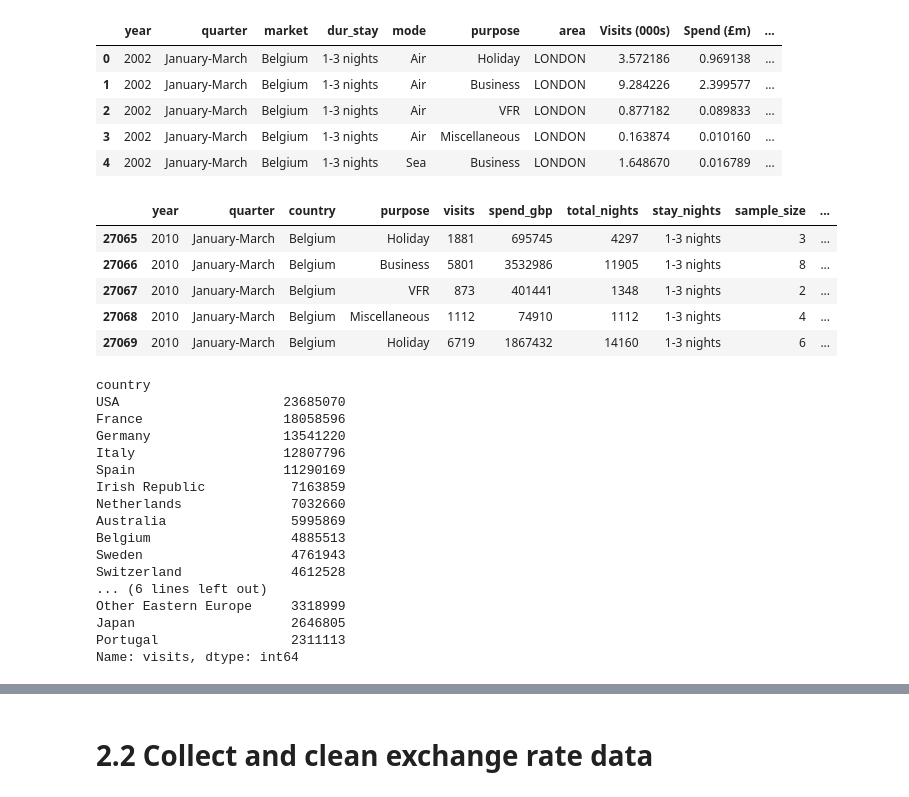
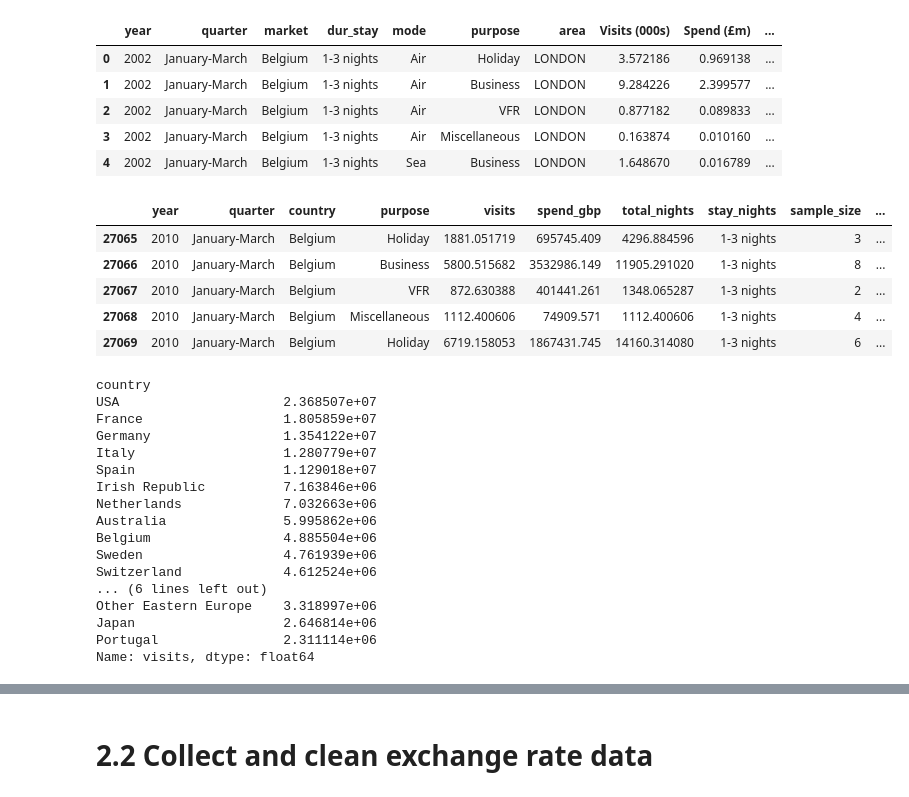
Before and after one commit to clairek26ds/SDPA_summative_Claire, a Jupyter notebook: Component2/component2.ipynb, the cells around one changed output, grey strips where cells are left out. Cells and saved outputs as stored; diff of their text form; code cells hidden in the pictures.

```diff
--- a/Component2/component2.ipynb
+++ b/Component2/component2.ipynb
@@ -116,40 +127,40 @@ visits_df["year"] = pd.to_numeric(visits_df["year"], errors="coerce")
 visits_df = visits_df[visits_df["year"].between(2010, 2019)].copy()
 visits_df["year"] = visits_df["year"].astype(int)
 # %%
-visits_df['visits'] = (visits_df['Visits (000s)']*1000).round().astype(int)
-visits_df['spend_gbp'] = (visits_df['Spend (£m)']*1000000).round().astype(int)
-visits_df['total_nights'] = (visits_df['Nights (000s)']*1000).round().astype(int)
+visits_df['visits'] = visits_df['Visits (000s)']*1000
+visits_df['spend_gbp'] = visits_df['Spend (£m)']*1_000_000
+visits_df['total_nights'] = visits_df['Nights (000s)']*1000
 
 visits_df = visits_df.drop(columns = ['Visits (000s)', 'Spend (£m)', 'Nights (000s)'])
 
 visits_df = visits_df.rename(columns={
     "market": "country",
     "dur_stay": "stay_nights",
     "mode": "transport",
     "purpose": "purpose",
     "sample": "sample_size"
 })
 
 visits_df = visits_df[['year',
  'quarter',
  'country',
  'purpose',
  'visits',
  'spend_gbp',
  'total_nights',
  'stay_nights',
  'sample_size',
  'transport',
  'area']]
 
 visits_df.head()
 # %% [output]
 |  | year | quarter | country | purpose | visits | spend_gbp | total_nights | stay_nights | sample_size | ... |
-| 27065 | 2010 | January-March | Belgium | Holiday | 1881 | 695745 | 4297 | 1-3 nights | 3 | ... |
-| 27066 | 2010 | January-March | Belgium | Business | 5801 | 3532986 | 11905 | 1-3 nights | 8 | ... |
-| 27067 | 2010 | January-March | Belgium | VFR | 873 | 401441 | 1348 | 1-3 nights | 2 | ... |
-| 27068 | 2010 | January-March | Belgium | Miscellaneous | 1112 | 74910 | 1112 | 1-3 nights | 4 | ... |
-| 27069 | 2010 | January-March | Belgium | Holiday | 6719 | 1867432 | 14160 | 1-3 nights | 6 | ... |
+| 27065 | 2010 | January-March | Belgium | Holiday | 1881.051719 | 695745.409 | 4296.884596 | 1-3 nights | 3 | ... |
+| 27066 | 2010 | January-March | Belgium | Business | 5800.515682 | 3532986.149 | 11905.291020 | 1-3 nights | 8 | ... |
+| 27067 | 2010 | January-March | Belgium | VFR | 872.630388 | 401441.261 | 1348.065287 | 1-3 nights | 2 | ... |
+| 27068 | 2010 | January-March | Belgium | Miscellaneous | 1112.400606 | 74909.571 | 1112.400606 | 1-3 nights | 4 | ... |
+| 27069 | 2010 | January-March | Belgium | Holiday | 6719.158053 | 1867431.745 | 14160.314080 | 1-3 nights | 6 | ... |
 # %%
 #checking the 20 highest visits country
 top20 = visits_df.groupby('country')['visits'].sum()
@@ -157,22 +168,22 @@ top20 = top20.sort_values(ascending = False).head(20)
 top20
 # %% [output]
 country
-USA                     23685070
-France                  18058596
-Germany                 13541220
-Italy                   12807796
-Spain                   11290169
-Irish Republic           7163859
-Netherlands              7032660
-Australia                5995869
-Belgium                  4885513
-Sweden                   4761943
-Switzerland              4612528
+USA                     2.368507e+07
+France                  1.805859e+07
+Germany                 1.354122e+07
+Italy                   1.280779e+07
+Spain                   1.129018e+07
+Irish Republic          7.163846e+06
+Netherlands             7.032663e+06
+Australia               5.995862e+06
+Belgium                 4.885504e+06
+Sweden                  4.761939e+06
+Switzerland             4.612524e+06
 ... (6 lines left out)
-Other Eastern Europe     3318999
-Japan                    2646805
-Portugal                 2311113
-Name: visits, dtype: int64
+Other Eastern Europe    3.318997e+06
+Japan                   2.646814e+06
+Portugal                2.311114e+06
+Name: visits, dtype: float64
 # %%
 # selecting 9 representative countries to analyse
 selected_countries = [
```
Also changed, not shown: parts of 34 cells of this notebook.
